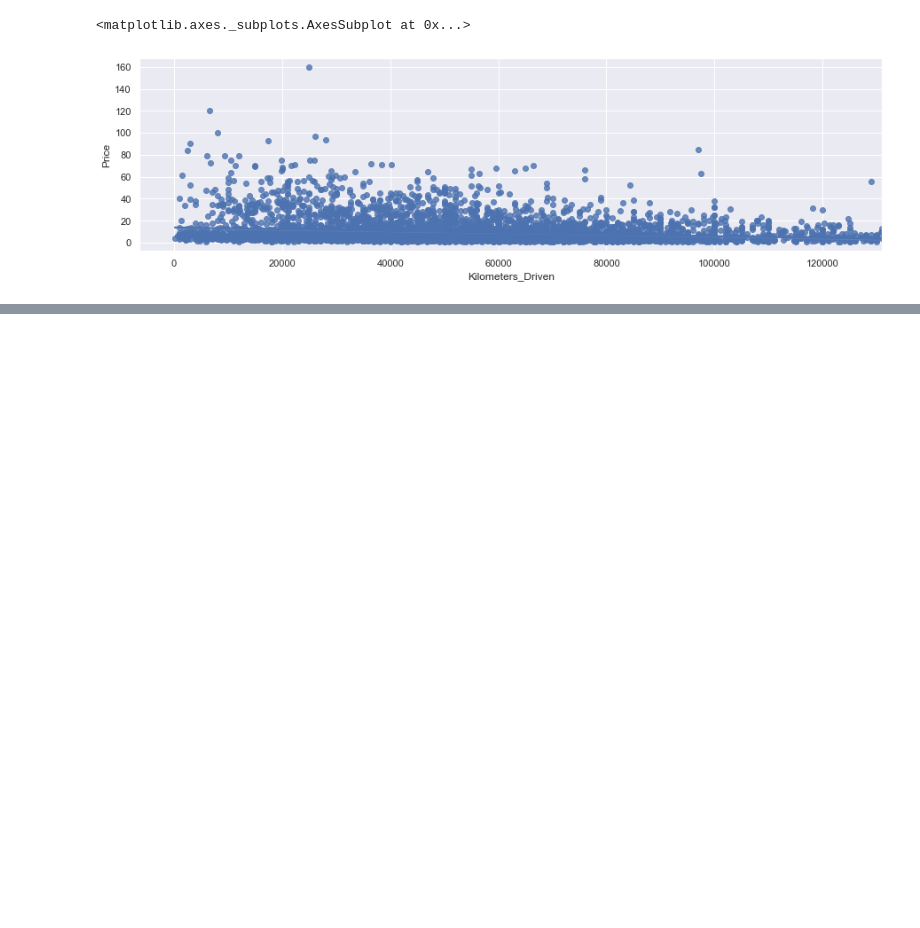
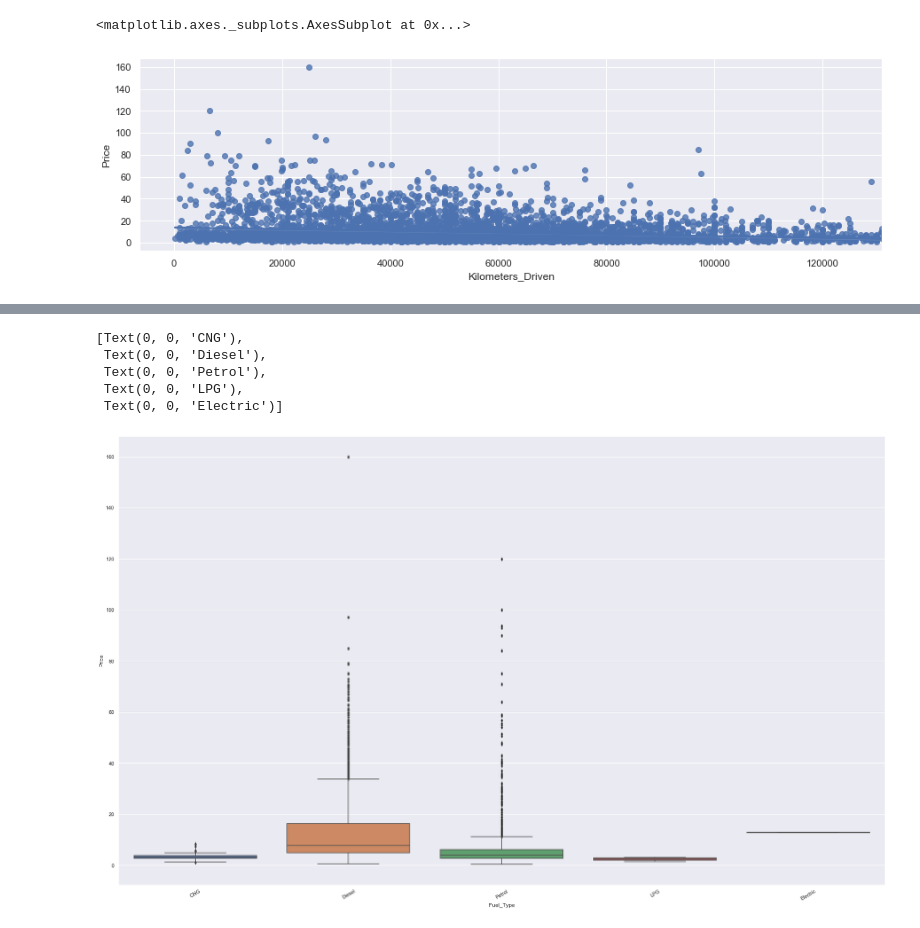
Before and after one commit to KyLarson-Research/Cars4U, a Jupyter notebook: Cars4U.ipynb, the cells around one changed output, grey strips where cells are left out. Cells and saved outputs as stored; diff of their text form; code cells hidden in the pictures; blank space fills up the shorter version.

```diff
--- a/Cars4U.ipynb
+++ b/Cars4U.ipynb
@@ -104,0 +179,12 @@ sns.regplot(data=used_cars_minus_outliers, x="Kilometers_Driven", y="Price")
+# %%
+ax = sns.boxplot(x="Fuel_Type",
+            y="Price",
+            data=copy_used_cars_data)
+ax.set_xticklabels(ax.get_xticklabels(),rotation=30)
+# %% [output]
+[Text(0, 0, 'CNG'),
+ Text(0, 0, 'Diesel'),
+ Text(0, 0, 'Petrol'),
+ Text(0, 0, 'LPG'),
+ Text(0, 0, 'Electric')]
+[figure, added]
```
Also changed, not shown: parts of 10 cells of this notebook.
